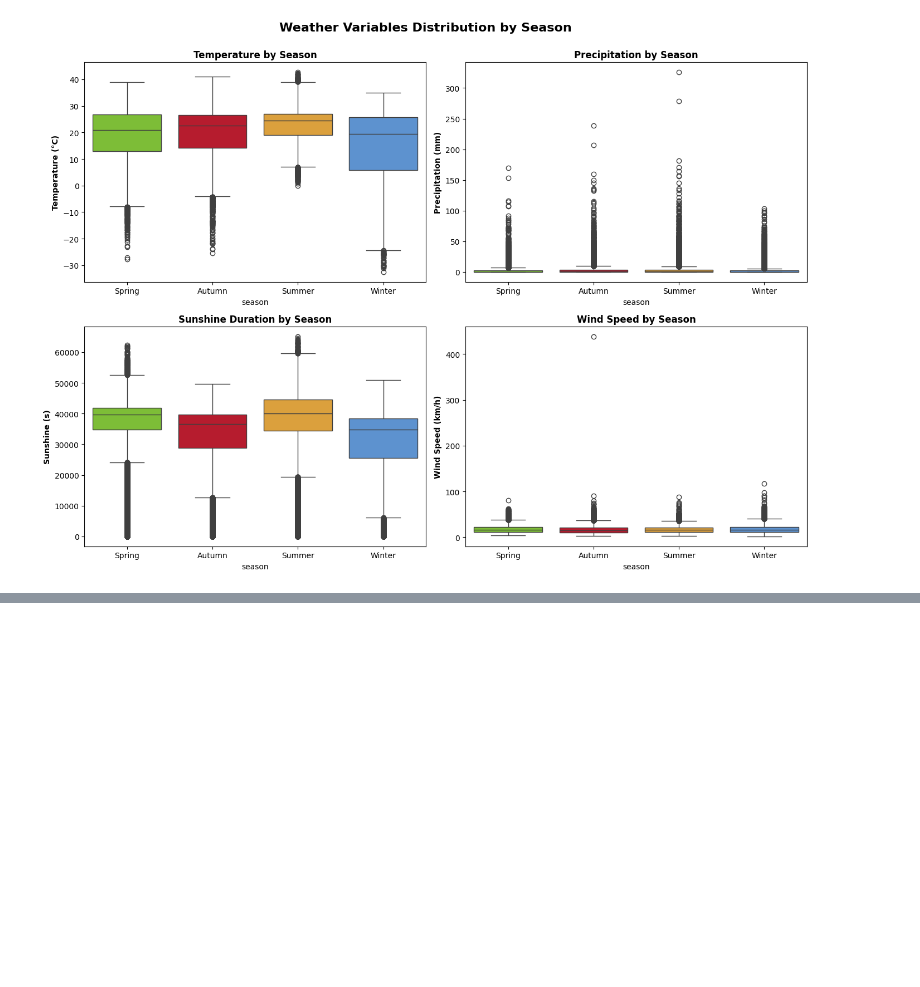
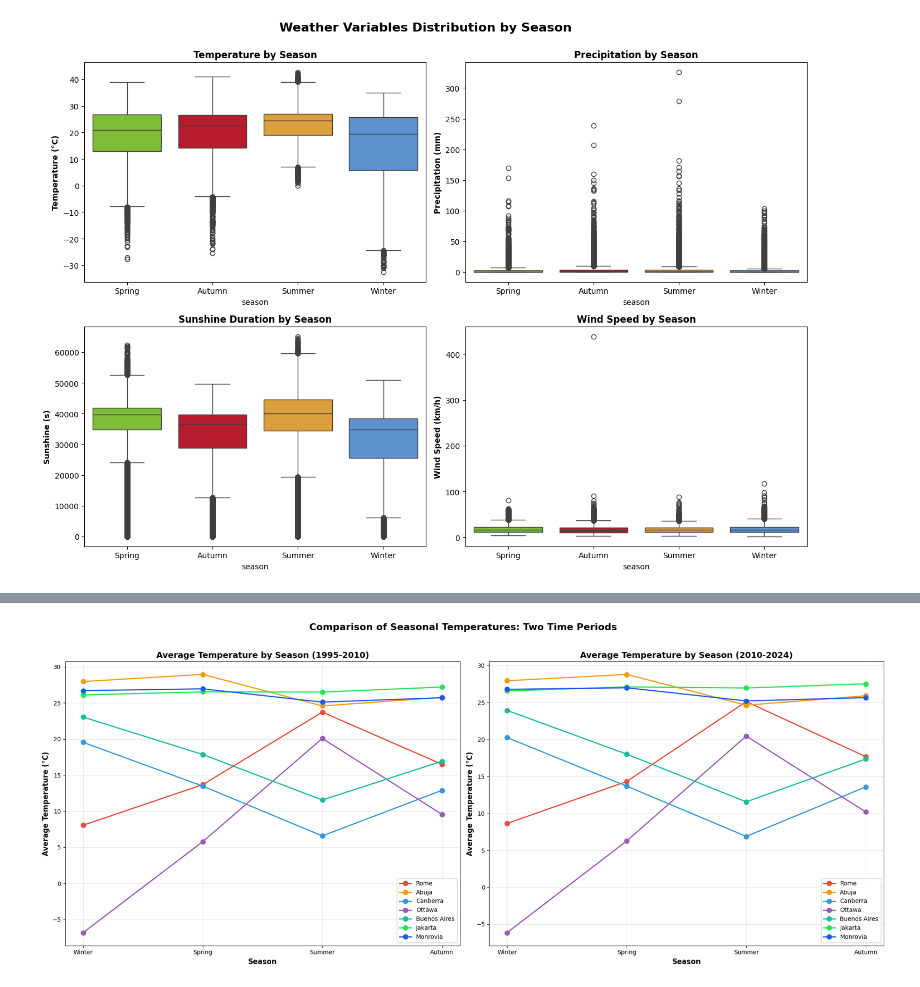
Before and after one commit to gabri17/Data-Mining-Project, a Jupyter notebook: eda.ipynb, the cells around one changed output, grey strips where cells are left out. Drawn from its saved outputs; the diff is of its cells as text; code cells hidden in the pictures; blank space fills up the shorter version.

```diff
--- a/eda.ipynb
+++ b/eda.ipynb
@@ -633,0 +770,76 @@ Passing `palette` without assigning `hue` is deprecated and will be removed in v
+# %%
+# Now compare average season temperature between 1995-2009 and 2010-2024
+
+period_border = 2009
+
+# Split data into two periods
+period1 = city_year_season_stats_reset[city_year_season_stats_reset['year'] <= period_border]
+period2 = city_year_season_stats_reset[city_year_season_stats_reset['year'] > period_border]
+
+# Aggregate by city and season for each period
+period1_stats = period1.groupby(['capital', 'season']).agg({
+    'avg_temp_mean_c': 'mean'
+}).round(2).reset_index()
+
+period2_stats = period2.groupby(['capital', 'season']).agg({
+    'avg_temp_mean_c': 'mean'
+}).round(2).reset_index()
+
+# Define season order for consistent plotting
+season_order = ['Winter', 'Spring', 'Summer', 'Autumn']
+
+# Create two subplots side by side
+fig, axes = plt.subplots(1, 2, figsize=(20, 8))
+
+# Plot 1: Period 1995-2010
+for city in cities:
+    city_data = period1_stats[period1_stats['capital'] == city]
+    # Sort by season order
+    city_data['season'] = pd.Categorical(city_data['season'], categories=season_order, ordered=True)
+    city_data = city_data.sort_values('season')
+
+    axes[0].plot(city_data['season'], city_data['avg_temp_mean_c'],
+                 marker='o', label=city.strip(), linewidth=2, markersize=8,
+                 color=city_colors.get(city.strip(), None))
+
+axes[0].set_xlabel('Season', fontsize=12, fontweight='bold')
+axes[0].set_ylabel('Average Temperature (°C)', fontsize=12, fontweight='bold')
+axes[0].set_title('Average Temperature by Season (1995-2010)', fontsize=14, fontweight='bold')
+axes[0].legend(loc='best', framealpha=0.9, fontsize=10)
+axes[0].grid(True, alpha=0.3)
+
+# Plot 2: Period 2010-2024
+for city in cities:
+    city_data = period2_stats[period2_stats['capital'] == city]
+    # Sort by season order
+    city_data['season'] = pd.Categorical(city_data['season'], categories=season_order, ordered=True)
+    city_data = city_data.sort_values('season')
+
+    axes[1].plot(city_data['season'], city_data['avg_temp_mean_c'],
+                 marker='o', label=city.strip(), linewidth=2, markersize=8,
+                 color=city_colors.get(city.strip(), None))
+
+axes[1].set_xlabel('Season', fontsize=12, fontweight='bold')
+axes[1].set_ylabel('Average Temperature (°C)', fontsize=12, fontweight='bold')
+axes[1].set_title('Average Temperature by Season (2010-2024)', fontsize=14, fontweight='bold')
+axes[1].legend(loc='best', framealpha=0.9, fontsize=10)
+axes[1].grid(True, alpha=0.3)
+
+plt.suptitle('Comparison of Seasonal Temperatures: Two Time Periods',
+             fontsize=16, fontweight='bold', y=1.02)
+plt.tight_layout()
+plt.show()
+
+# Print statistics for comparison
+print(f"Period 1995-{period_border} - Average Temperatures by City and Season:")
+print(period1_stats.pivot(index='capital', columns='season', values='avg_temp_mean_c'))
+print(f"\nPeriod {period_border+1}-2024 - Average Temperatures by City and Season:")
+print(period2_stats.pivot(index='capital', columns='season', values='avg_temp_mean_c'))
+
+# Calculate temperature differences
+comparison = period1_stats.merge(period2_stats, on=['capital', 'season'],
+                                  suffixes=(f'_1995_{period_border}', f'_{period_border+1}_2024'))
+comparison['temp_difference'] = comparison[f'avg_temp_mean_c_{period_border+1}_2024'] - comparison[f'avg_temp_mean_c_1995_{period_border}']
+print(f"\nTemperature Change ({period_border+1}-2024 vs 1995-{period_border+1}):")
+print(comparison.pivot(index='capital', columns='season', values='temp_difference'))
+# %% [output]
@@ -633,0 +857 @@ Passing `palette` without assigning `hue` is deprecated and will be removed in v
+[figure, added]
```
Also changed, not shown: parts of 13 cells of this notebook.
